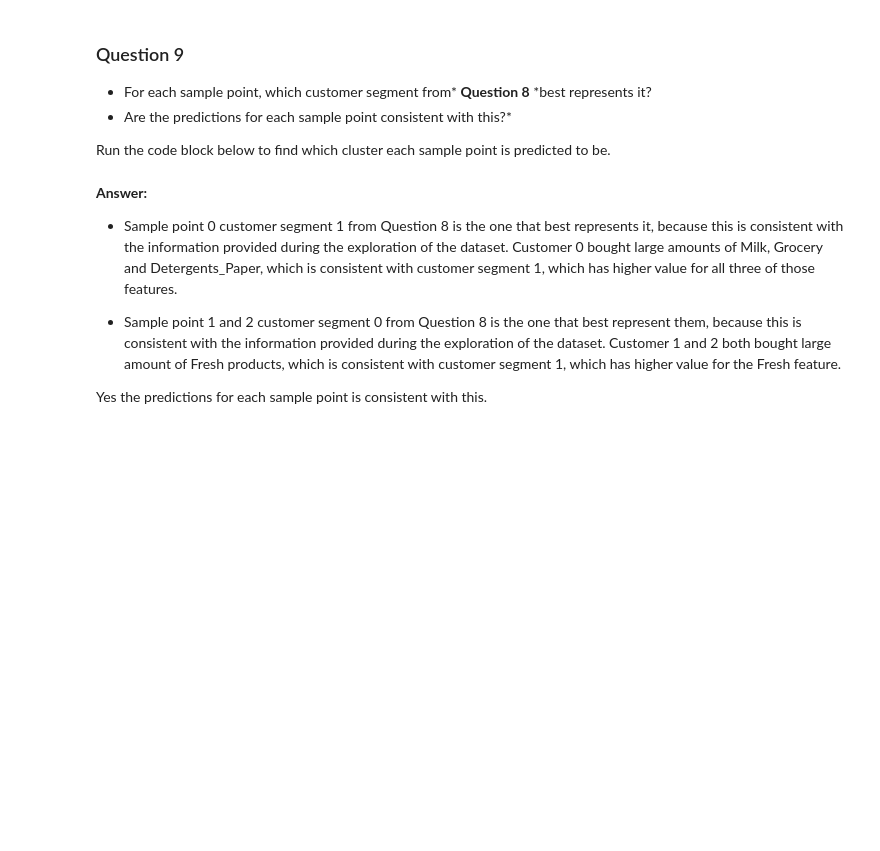
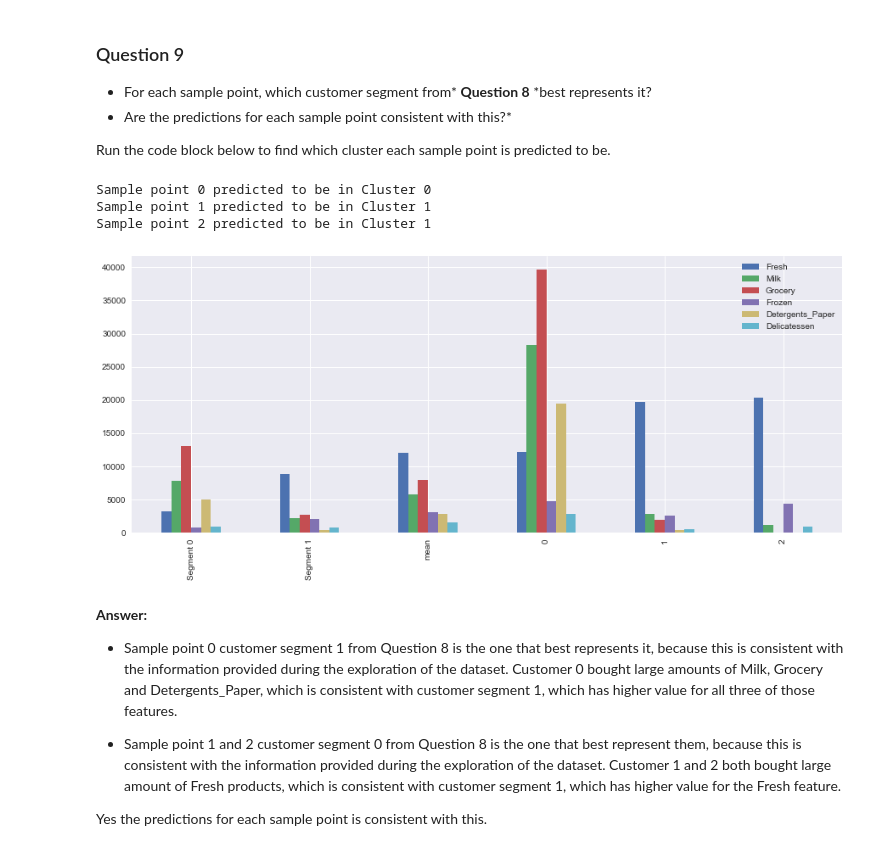
Before and after one commit to JoelH05/Customer-Segments, a Jupyter notebook: customer_segments.ipynb, the cells around one changed output. Drawn from its saved outputs; the diff is of its cells as text; code cells hidden in the pictures; blank space fills up the shorter version.

```diff
--- a/customer_segments.ipynb
+++ b/customer_segments.ipynb
@@ -537,9 +640,16 @@ In considering the total purchase cost of each product category I would say that
 
 Run the code block below to find which cluster each sample point is predicted to be.
 # %%
+true_centers = true_centers.append(samples)
+_ = true_centers.plot(kind='bar', figsize=(15,6))
 # Display the predictions
 for i, pred in enumerate(sample_preds):
     print("Sample point", i, "predicted to be in Cluster", pred)
+# %% [output]
+Sample point 0 predicted to be in Cluster 0
+Sample point 1 predicted to be in Cluster 1
+Sample point 2 predicted to be in Cluster 1
+[figure, added]
 # %% [markdown]
 **Answer:**
 - Sample point 0 customer segment 1 from Question 8 is the one that best represents it, because this is consistent with the information provided during the exploration of the dataset. Customer 0 bought large amounts of Milk, Grocery and Detergents_Paper, which is consistent with customer segment 1, which has higher value for all three of those features.
```
Also changed, not shown: parts of 12 cells of this notebook.
